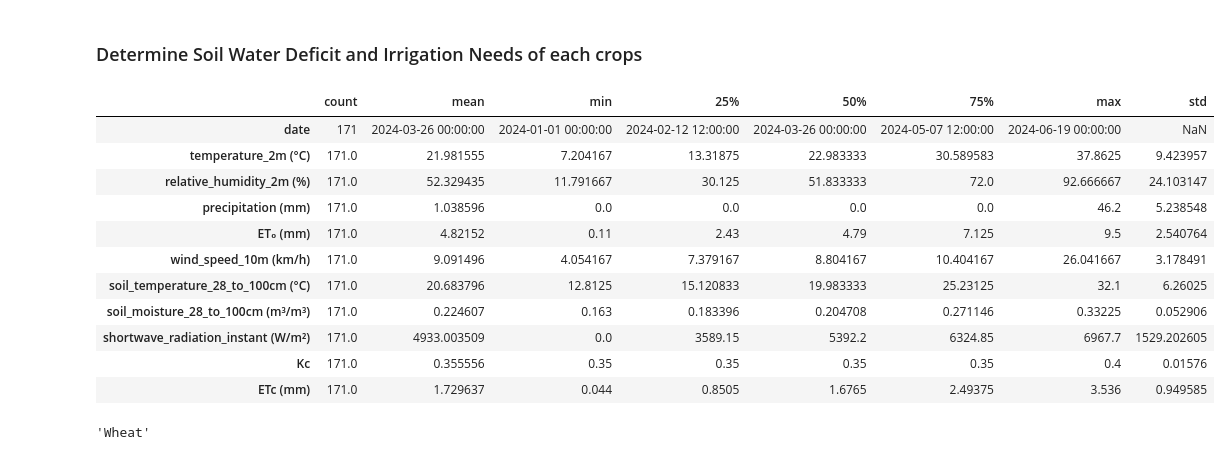
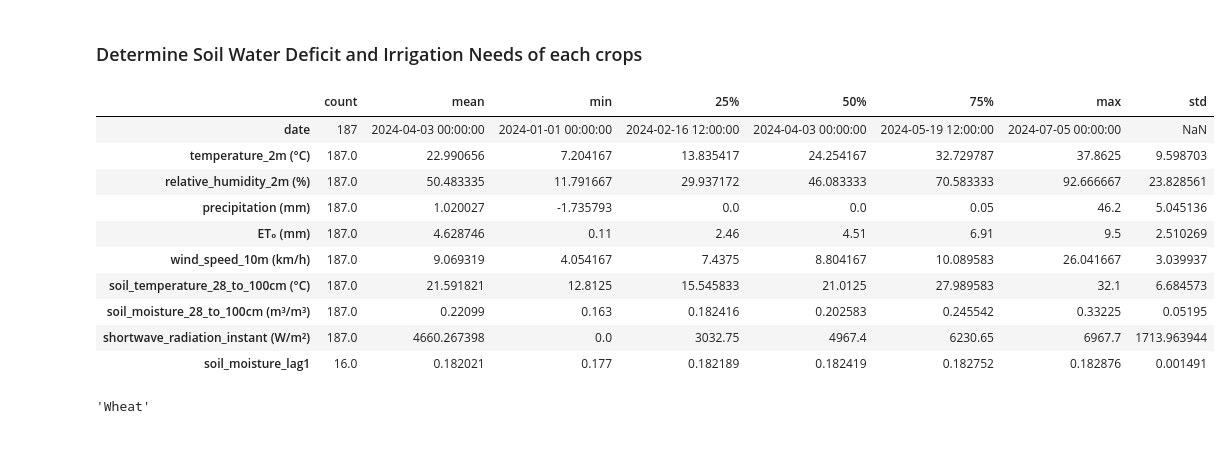
Before and after one commit to Godwin-Oti/Smart-Irrigation-System, a Jupyter notebook: Punjab_India/PUNJAB_2.ipynb, the cells around one changed output. Drawn from its saved outputs; the diff is of its cells as text; code cells hidden in the pictures.

```diff
--- a/Punjab_India/PUNJAB_2.ipynb
+++ b/Punjab_India/PUNJAB_2.ipynb
@@ -752,0 +767,14 @@ future_data_punjab.head(2)
+# %%
+import pandas as pd
+
+# Load the CSV file with proper date parsing
+present_data_with_forecast_data = pd.read_csv(r"C:\Desktop\Smart Irrigation System\present_data_with_forcast_data.csv", parse_dates=['Unnamed: 0'])
+
+# Set the datetime column as the index
+present_data_with_forecast_data.set_index('Unnamed: 0', inplace=True)
+
+# Rename the index to 'date' if needed
+present_data_with_forecast_data.index.name = 'date'
+
+# Print or inspect the DataFrame
+present_data_with_forecast_data
@@ -1049,20 +1033,19 @@ Maize Data:
 # %% [markdown]
 ### Determine Soil Water Deficit and Irrigation Needs of each crops
 # %%
-future_punjab_daily_data.describe().T
+present_data_with_forecast_data.describe().T
 # %% [output]
 |  | count | mean | min | 25% | 50% | 75% | max | std |
-| date | 171 | 2024-03-26 00:00:00 | 2024-01-01 00:00:00 | 2024-02-12 12:00:00 | 2024-03-26 00:00:00 | 2024-05-07 12:00:00 | 2024-06-19 00:00:00 | NaN |
-| temperature_2m (°C) | 171.0 | 21.981555 | 7.204167 | 13.31875 | 22.983333 | 30.589583 | 37.8625 | 9.423957 |
-| relative_humidity_2m (%) | 171.0 | 52.329435 | 11.791667 | 30.125 | 51.833333 | 72.0 | 92.666667 | 24.103147 |
-| precipitation (mm) | 171.0 | 1.038596 | 0.0 | 0.0 | 0.0 | 0.0 | 46.2 | 5.238548 |
-| ET₀ (mm) | 171.0 | 4.82152 | 0.11 | 2.43 | 4.79 | 7.125 | 9.5 | 2.540764 |
-| wind_speed_10m (km/h) | 171.0 | 9.091496 | 4.054167 | 7.379167 | 8.804167 | 10.404167 | 26.041667 | 3.178491 |
-| soil_temperature_28_to_100cm (°C) | 171.0 | 20.683796 | 12.8125 | 15.120833 | 19.983333 | 25.23125 | 32.1 | 6.26025 |
-| soil_moisture_28_to_100cm (m³/m³) | 171.0 | 0.224607 | 0.163 | 0.183396 | 0.204708 | 0.271146 | 0.33225 | 0.052906 |
-| shortwave_radiation_instant (W/m²) | 171.0 | 4933.003509 | 0.0 | 3589.15 | 5392.2 | 6324.85 | 6967.7 | 1529.202605 |
-| Kc | 171.0 | 0.355556 | 0.35 | 0.35 | 0.35 | 0.35 | 0.4 | 0.01576 |
-| ETc (mm) | 171.0 | 1.729637 | 0.044 | 0.8505 | 1.6765 | 2.49375 | 3.536 | 0.949585 |
+| date | 187 | 2024-04-03 00:00:00 | 2024-01-01 00:00:00 | 2024-02-16 12:00:00 | 2024-04-03 00:00:00 | 2024-05-19 12:00:00 | 2024-07-05 00:00:00 | NaN |
+| temperature_2m (°C) | 187.0 | 22.990656 | 7.204167 | 13.835417 | 24.254167 | 32.729787 | 37.8625 | 9.598703 |
+| relative_humidity_2m (%) | 187.0 | 50.483335 | 11.791667 | 29.937172 | 46.083333 | 70.583333 | 92.666667 | 23.828561 |
+| precipitation (mm) | 187.0 | 1.020027 | -1.735793 | 0.0 | 0.0 | 0.05 | 46.2 | 5.045136 |
+| ET₀ (mm) | 187.0 | 4.628746 | 0.11 | 2.46 | 4.51 | 6.91 | 9.5 | 2.510269 |
+| wind_speed_10m (km/h) | 187.0 | 9.069319 | 4.054167 | 7.4375 | 8.804167 | 10.089583 | 26.041667 | 3.039937 |
+| soil_temperature_28_to_100cm (°C) | 187.0 | 21.591821 | 12.8125 | 15.545833 | 21.0125 | 27.989583 | 32.1 | 6.684573 |
+| soil_moisture_28_to_100cm (m³/m³) | 187.0 | 0.22099 | 0.163 | 0.182416 | 0.202583 | 0.245542 | 0.33225 | 0.05195 |
+| shortwave_radiation_instant (W/m²) | 187.0 | 4660.267398 | 0.0 | 3032.75 | 4967.4 | 6230.65 | 6967.7 | 1713.963944 |
+| soil_moisture_lag1 | 16.0 | 0.182021 | 0.177 | 0.182189 | 0.182419 | 0.182752 | 0.182876 | 0.001491 |
 # %%
 """Wheat"""
 # %% [output]
```
Also changed, not shown: parts of 30 cells of this notebook, 4 other files.
